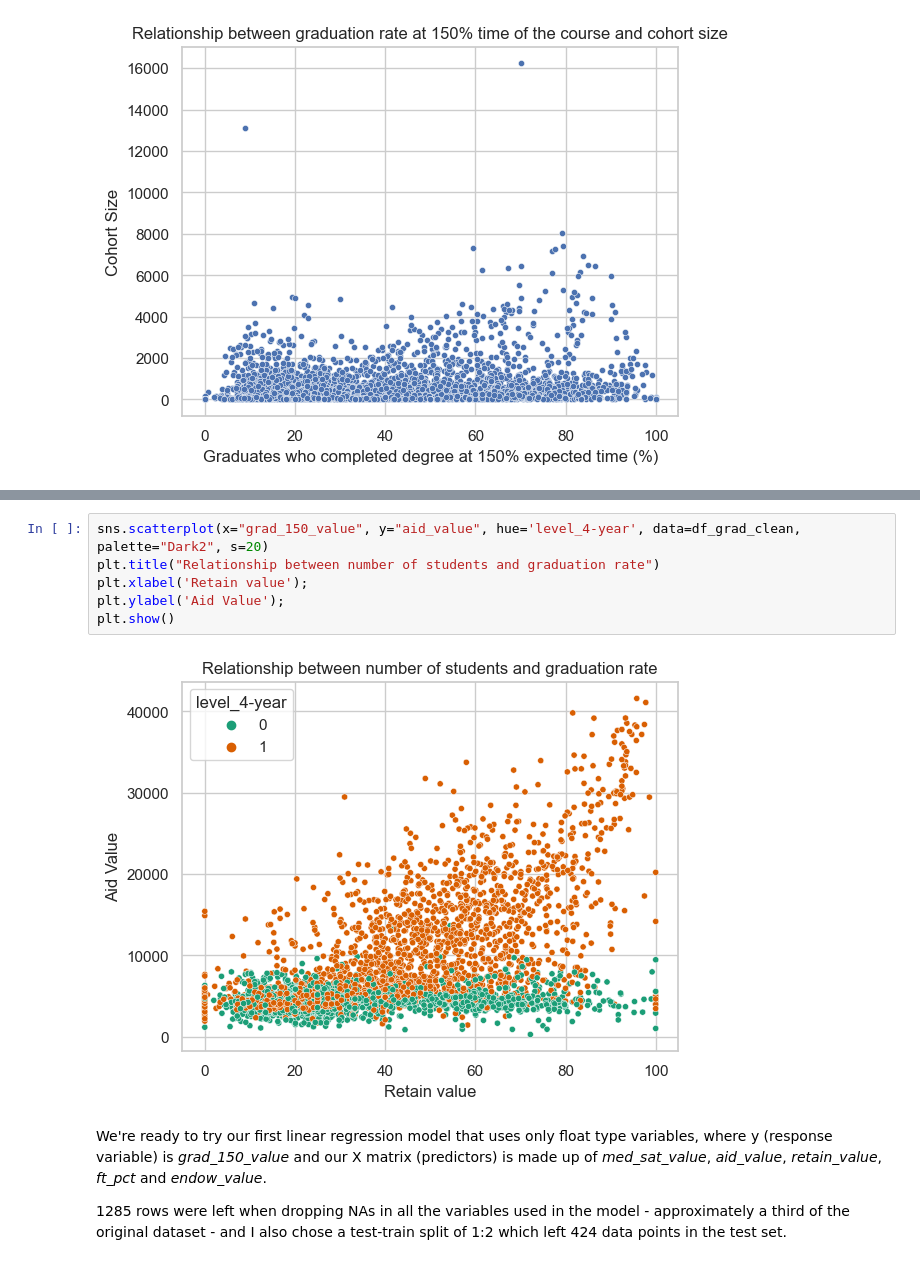
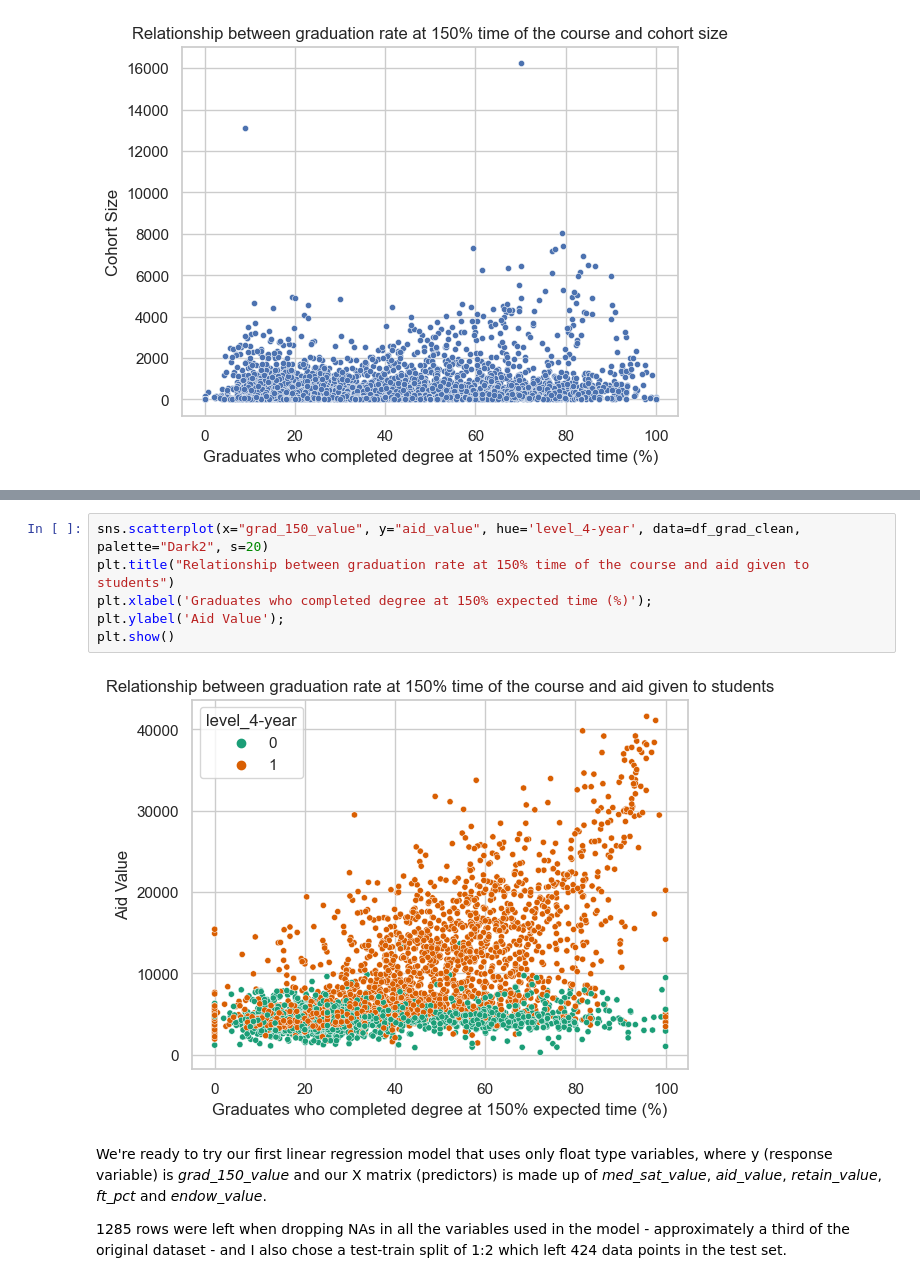
Before and after one commit to s-patel12/data_science_nanodegree, a Jupyter notebook: main_analysis.ipynb, the cells around one changed output, grey strips where cells are left out. Saved outputs shown, nothing was run; the diff lists cells and outputs as text.

```diff
--- a/main_analysis.ipynb
+++ b/main_analysis.ipynb
@@ -424,11 +430,11 @@ plt.show()
 # %%
 sns.scatterplot(x="grad_150_value", y="aid_value", hue='level_4-year', data=df_grad_clean, palette="Dark2", s=20)
-plt.title("Relationship between number of students and graduation rate")
-plt.xlabel('Retain value');
+plt.title("Relationship between graduation rate at 150% time of the course and aid given to students")
+plt.xlabel('Graduates who completed degree at 150% expected time (%)');
 plt.ylabel('Aid Value');
 plt.show()
 # %% [output]
-[figure, old version]
+[figure, new version]
 # %% [markdown]
 We're ready to try our first linear regression model that uses only float type variables, where y (response variable) is _grad_150_value_ and our X matrix (predictors) is made up of _med_sat_value_, _aid_value_, _retain_value_, _ft_pct_ and _endow_value_.
 
```
Also changed, not shown: parts of 5 cells of this notebook, 1 other file.
